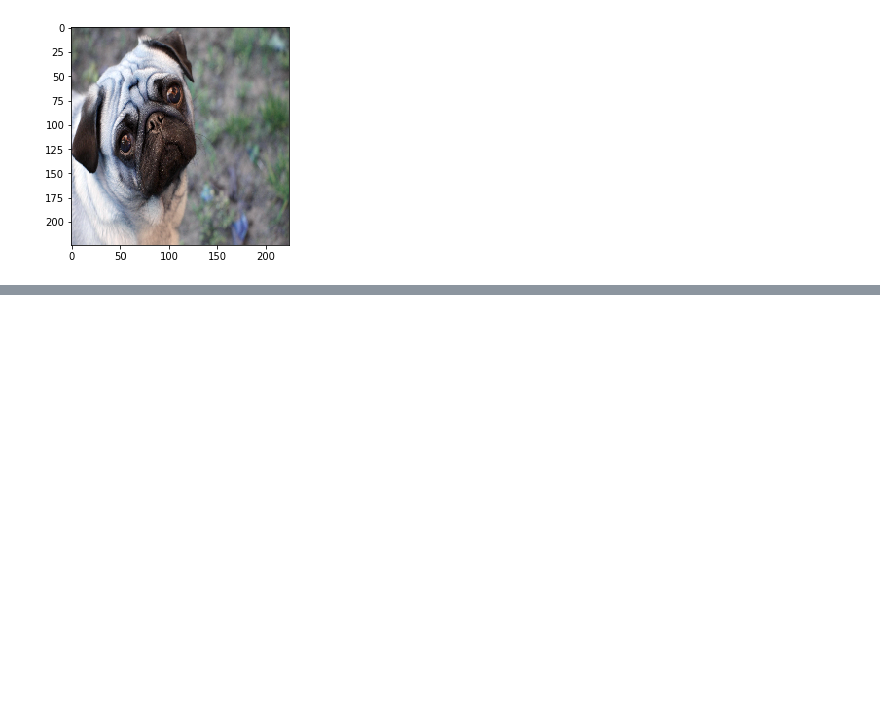
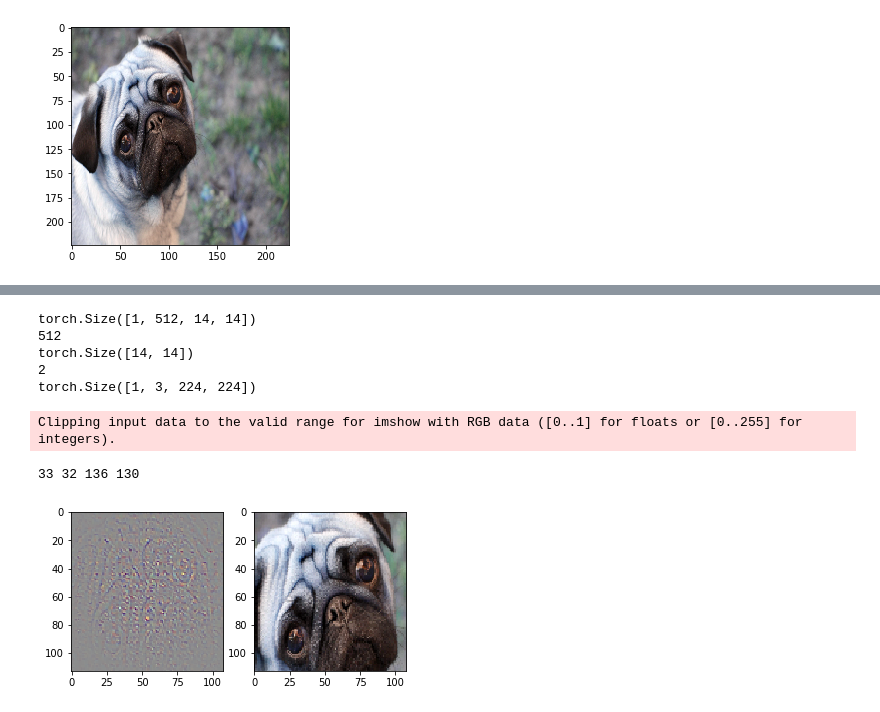
Before and after one commit to Hsue66/DeepLearningStudy, a Jupyter notebook: Deconv/Deconvolution-Copy1.ipynb, the cells around one changed output, grey strips where cells are left out. Drawn from its saved outputs; the diff is of its cells as text; code cells hidden in the pictures; blank space fills up the shorter version.

Commit message:
deconv edit

```diff
--- a/Deconv/Deconvolution-Copy1.ipynb
+++ b/Deconv/Deconvolution-Copy1.ipynb
@@ -132,0 +113,14 @@ Clipping input data to the valid range for imshow with RGB data ([0..1] for floa
+# %%
+vgg16deconv = vgg16deconv_model.VGG16_Deconv()
+
+deconv_output = layerDeconv(28,vgg16,vgg16deconv)
+visualize(deconv_output)
+# %% [output]
+torch.Size([1, 512, 14, 14])
+512
+torch.Size([14, 14])
+2
+torch.Size([1, 3, 224, 224])
+Clipping input data to the valid range for imshow with RGB data ([0..1] for floats or [0..255] for integers).
+33 32 136 130
+[figure, added]
```
Also changed, not shown: parts of 2 cells of this notebook.
